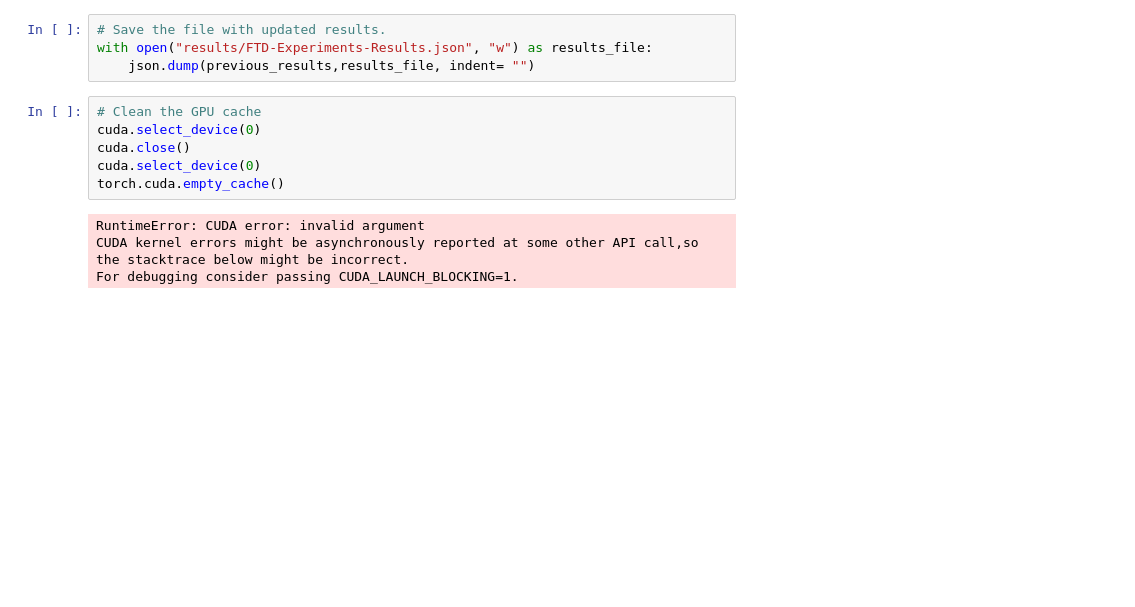
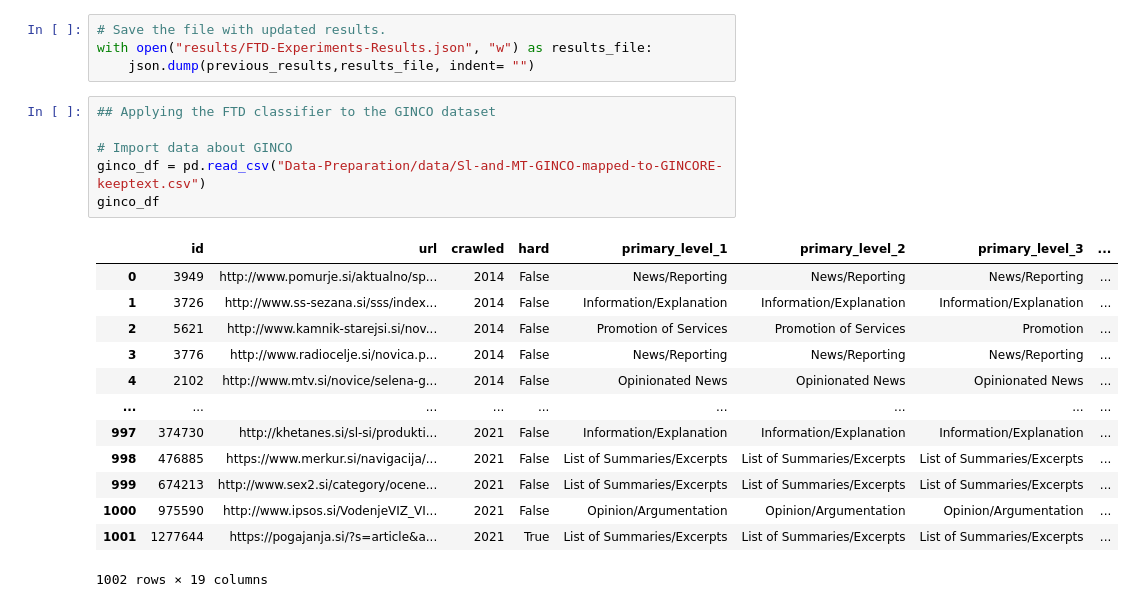
Before and after one commit to TajaKuzman/Genre-Datasets-Comparison, a Jupyter notebook: 2.2-FTD-classifier-testing.ipynb, the cells around one changed output. Drawn from its saved outputs; the diff is of its cells as text; blank space fills up the shorter version.

```diff
--- a/2.2-FTD-classifier-testing.ipynb
+++ b/2.2-FTD-classifier-testing.ipynb
@@ -248,13 +271,23 @@ results_df
 # Save the file with updated results.
 with open("results/FTD-Experiments-Results.json", "w") as results_file:
     json.dump(previous_results,results_file, indent= "")
-# %%
-# Clean the GPU cache
-cuda.select_device(0)
-cuda.close()
-cuda.select_device(0)
-torch.cuda.empty_cache()
-# %% [output]
-RuntimeError: CUDA error: invalid argument
-CUDA kernel errors might be asynchronously reported at some other API call,so the stacktrace below might be incorrect.
-For debugging consider passing CUDA_LAUNCH_BLOCKING=1.
+# %%
+## Applying the FTD classifier to the GINCO dataset
+
+# Import data about GINCO
+ginco_df = pd.read_csv("Data-Preparation/data/Sl-and-MT-GINCO-mapped-to-GINCORE-keeptext.csv")
+ginco_df
+# %% [output]
+|  | id | url | crawled | hard | primary_level_1 | primary_level_2 | primary_level_3 | ... |
+| 0 | 3949 | http://www.pomurje.si/aktualno/sp... | 2014 | False | News/Reporting | News/Reporting | News/Reporting | ... |
+| 1 | 3726 | http://www.ss-sezana.si/sss/index... | 2014 | False | Information/Explanation | Information/Explanation | Information/Explanation | ... |
+| 2 | 5621 | http://www.kamnik-starejsi.si/nov... | 2014 | False | Promotion of Services | Promotion of Services | Promotion | ... |
+| 3 | 3776 | http://www.radiocelje.si/novica.p... | 2014 | False | News/Reporting | News/Reporting | News/Reporting | ... |
+| 4 | 2102 | http://www.mtv.si/novice/selena-g... | 2014 | False | Opinionated News | Opinionated News | Opinionated News | ... |
+| ... | ... | ... | ... | ... | ... | ... | ... | ... |
+| 997 | 374730 | http://khetanes.si/sl-si/produkti... | 2021 | False | Information/Explanation | Information/Explanation | Information/Explanation | ... |
+| 998 | 476885 | https://www.merkur.si/navigacija/... | 2021 | False | List of Summaries/Excerpts | List of Summaries/Excerpts | List of Summaries/Excerpts | ... |
+| 999 | 674213 | http://www.sex2.si/category/ocene... | 2021 | False | List of Summaries/Excerpts | List of Summaries/Excerpts | List of Summaries/Excerpts | ... |
+| 1000 | 975590 | http://www.ipsos.si/VodenjeVIZ_VI... | 2021 | False | Opinion/Argumentation | Opinion/Argumentation | Opinion/Argumentation | ... |
+| 1001 | 1277644 | https://pogajanja.si/?s=article&a... | 2021 | True | List of Summaries/Excerpts | List of Summaries/Excerpts | List of Summaries/Excerpts | ... |
+1002 rows × 19 columns
```
Also changed, not shown: parts of 17 cells of this notebook, 4 other files.
